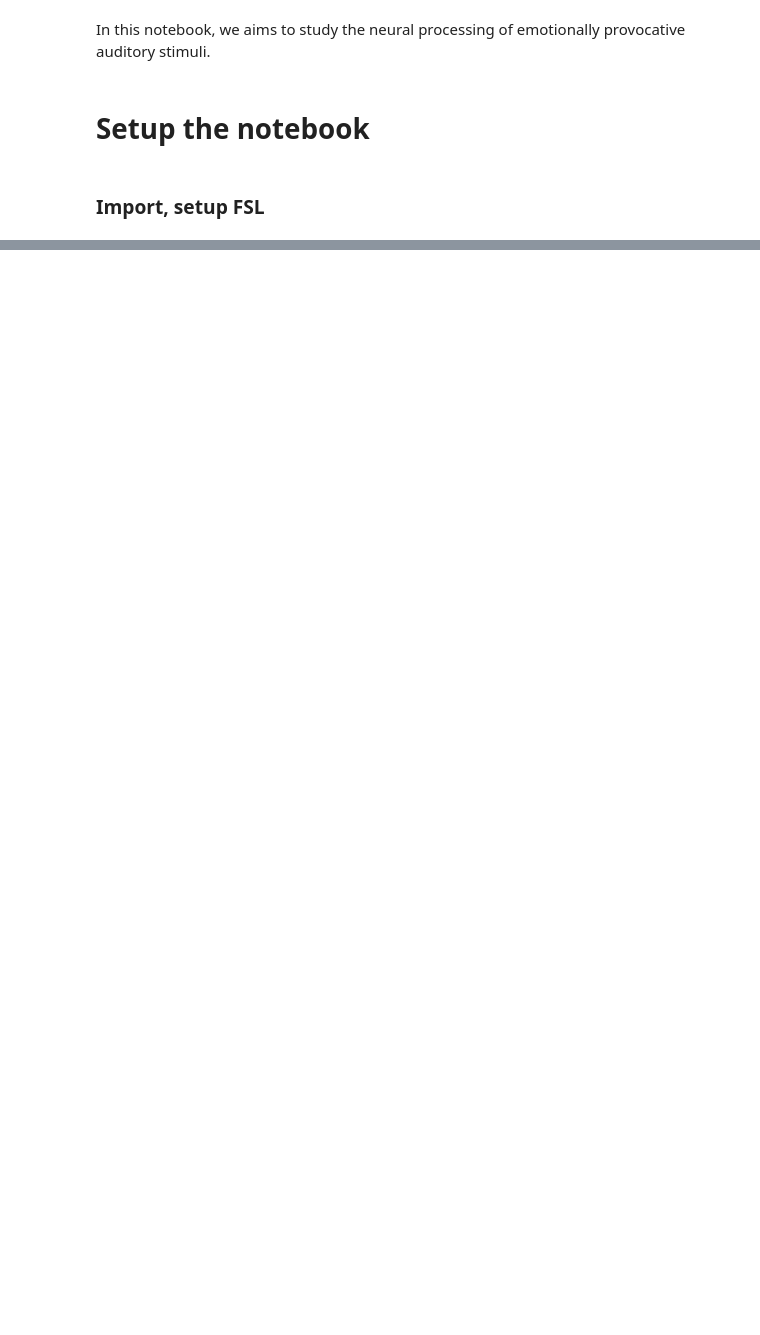
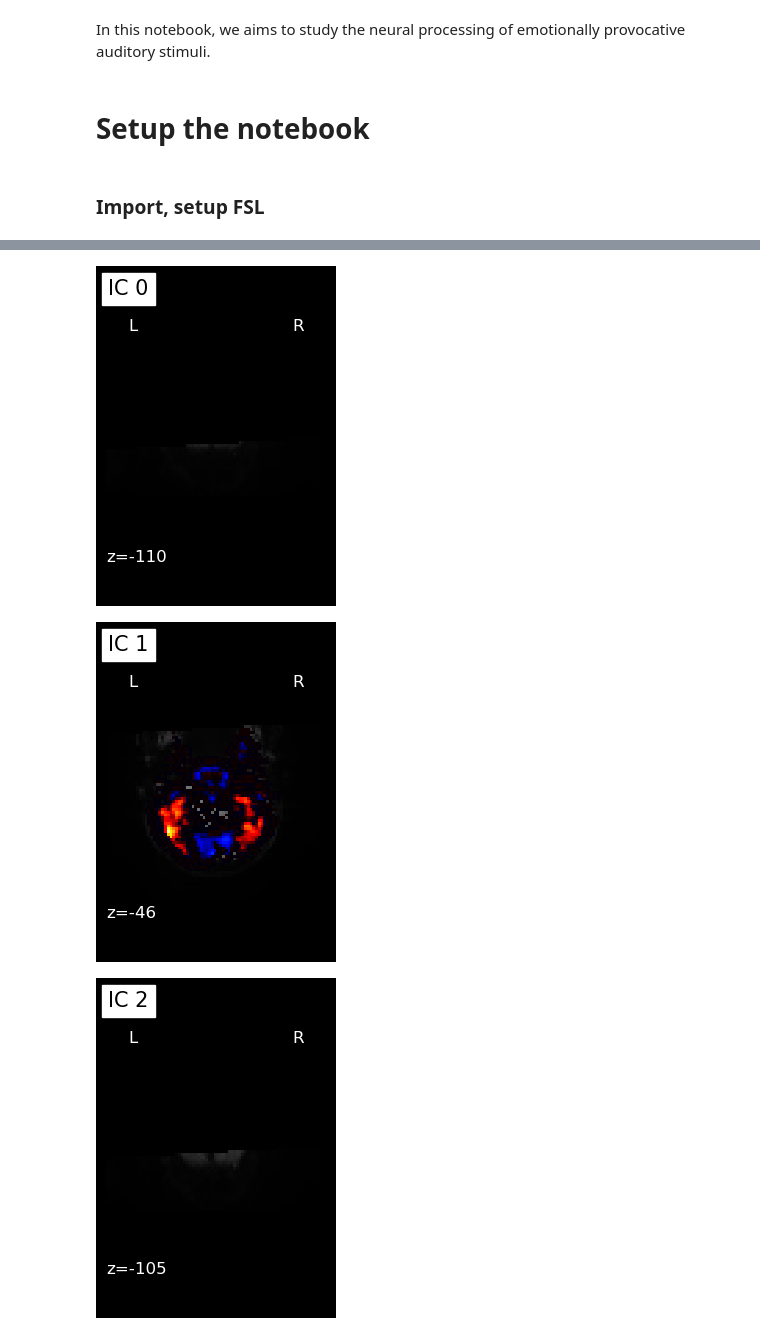
Before and after one commit to ThibthibML/NSSP, a Jupyter notebook: part2.ipynb, the cells around one changed output, grey strips where cells are left out. Drawn from its saved outputs; the diff is of its cells as text; code cells hidden in the pictures; blank space fills up the shorter version.

```diff
--- a/part2.ipynb
+++ b/part2.ipynb
@@ -76,0 +121,14 @@ RERUN = False
+# %%
+for i, cur_img in enumerate(iter_img(canica_components_img)):
+    plot_stat_map(
+        cur_img,
+        bg_img = mean_img(data_motion_corrected),
+        display_mode="z",
+        title=f"IC {int(i)}",
+        cut_coords=1,
+        colorbar=False,
+    )
+# %% [output]
+[figure, added]
+[figure, added]
+[figure, added]
```
Also changed, not shown: parts of 12 cells of this notebook, 1 other file.
